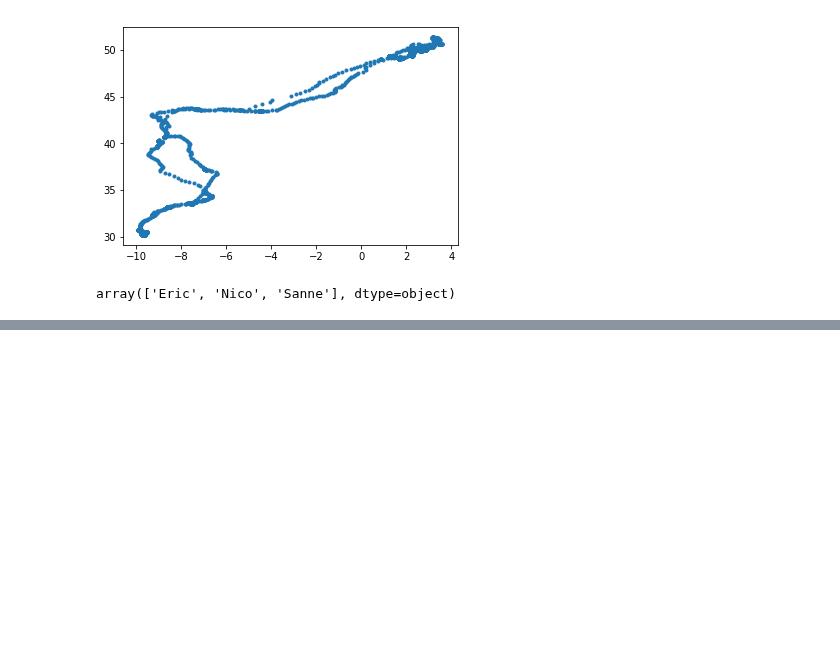
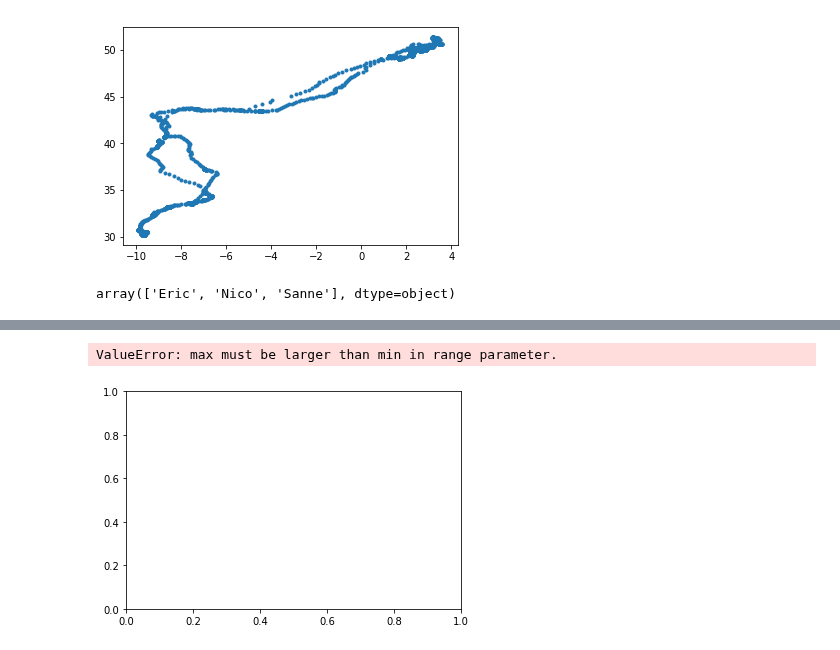
Before and after one commit to udaytak/Edx_PythonForResearch, a Jupyter notebook: 4_21. Case Study - Birds Tracking.ipynb, the cells around one changed output, grey strips where cells are left out. Saved outputs shown, nothing was run; the diff lists cells and outputs as text; code cells hidden in the pictures; blank space fills up the shorter version.

```diff
--- a/4_21. Case Study - Birds Tracking.ipynb
+++ b/4_21. Case Study - Birds Tracking.ipynb
@@ -81,0 +83,9 @@ plt.savefig("Trajectory_Birds.pdf")
+# %%
+ix = birddata.bird_name == 'Eric'
+# %%
+speed = birddata.speed_2d[ix]
+# %%
+plt.hist(speed)
+# %% [output]
+ValueError: max must be larger than min in range parameter.
+[figure, added]
```
Also changed, not shown: parts of 12 cells of this notebook, 2 other files.
